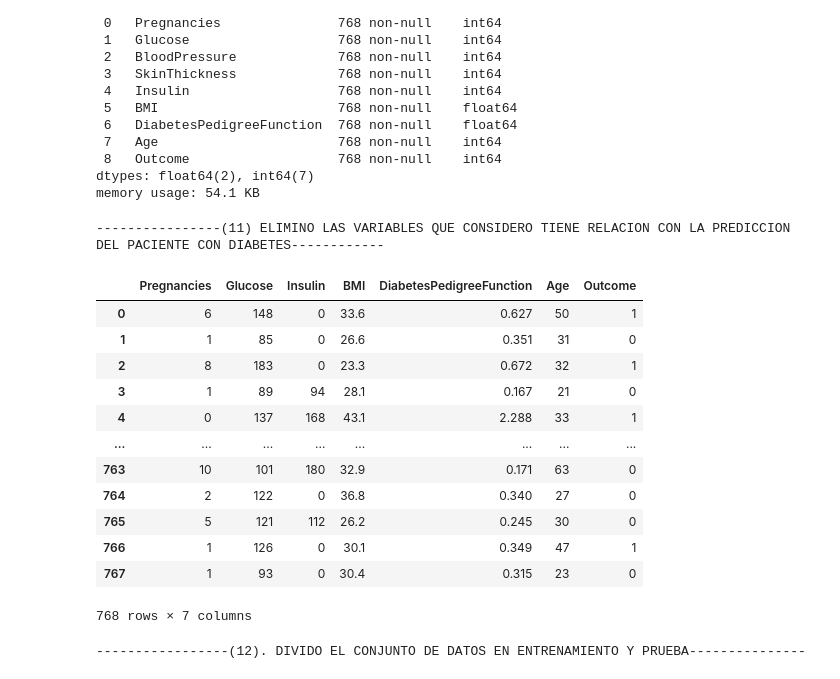
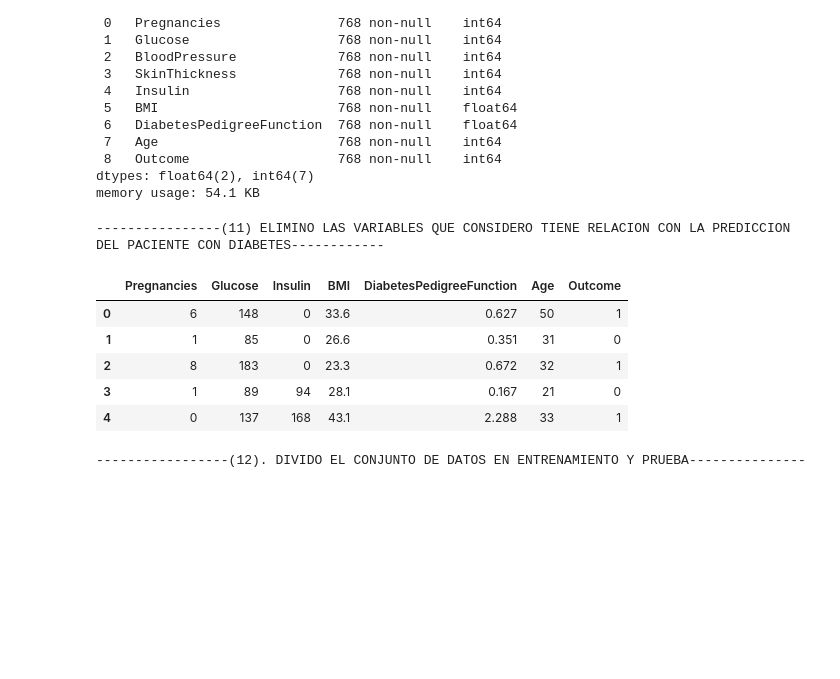
Before and after one commit to Jorge3127/Proyecto-arbol-de-decision-Jorge3127, a Jupyter notebook: src/explore.ipynb, the cells around one changed output. Saved outputs shown, nothing was run; the diff lists cells and outputs as text; code cells hidden in the pictures; blank space fills up the shorter version.

```diff
--- a/src/explore.ipynb
+++ b/src/explore.ipynb
@@ -307,22 +307,15 @@ memory usage: 54.1 KB
 # %%
 print("----------------(11) ELIMINO LAS VARIABLES QUE CONSIDERO TIENE RELACION CON LA PREDICCION DEL PACIENTE CON DIABETES------------")
 df = df.drop(columns=['SkinThickness', 'BloodPressure'])
-df
+df.head()
 # %% [output]
 ----------------(11) ELIMINO LAS VARIABLES QUE CONSIDERO TIENE RELACION CON LA PREDICCION DEL PACIENTE CON DIABETES------------
 |  | Pregnancies | Glucose | Insulin | BMI | DiabetesPedigreeFunction | Age | Outcome |
 | 0 | 6 | 148 | 0 | 33.6 | 0.627 | 50 | 1 |
 | 1 | 1 | 85 | 0 | 26.6 | 0.351 | 31 | 0 |
 | 2 | 8 | 183 | 0 | 23.3 | 0.672 | 32 | 1 |
 | 3 | 1 | 89 | 94 | 28.1 | 0.167 | 21 | 0 |
 | 4 | 0 | 137 | 168 | 43.1 | 2.288 | 33 | 1 |
-| ... | ... | ... | ... | ... | ... | ... | ... |
-| 763 | 10 | 101 | 180 | 32.9 | 0.171 | 63 | 0 |
-| 764 | 2 | 122 | 0 | 36.8 | 0.340 | 27 | 0 |
-| 765 | 5 | 121 | 112 | 26.2 | 0.245 | 30 | 0 |
-| 766 | 1 | 126 | 0 | 30.1 | 0.349 | 47 | 1 |
-| 767 | 1 | 93 | 0 | 30.4 | 0.315 | 23 | 0 |
-768 rows × 7 columns
 # %%
 print("-----------------(12). DIVIDO EL CONJUNTO DE DATOS EN ENTRENAMIENTO Y PRUEBA---------------\n")
 # Dividimos el conjunto de datos en muestras de train y test
```
Also changed, not shown: parts of 8 cells of this notebook, 2 other files.
